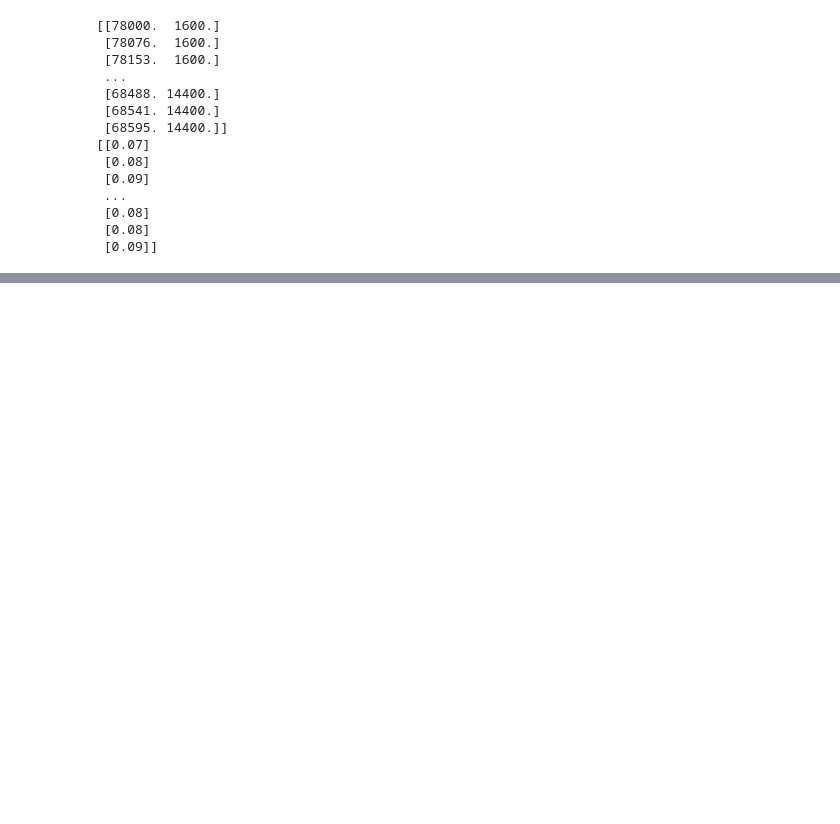
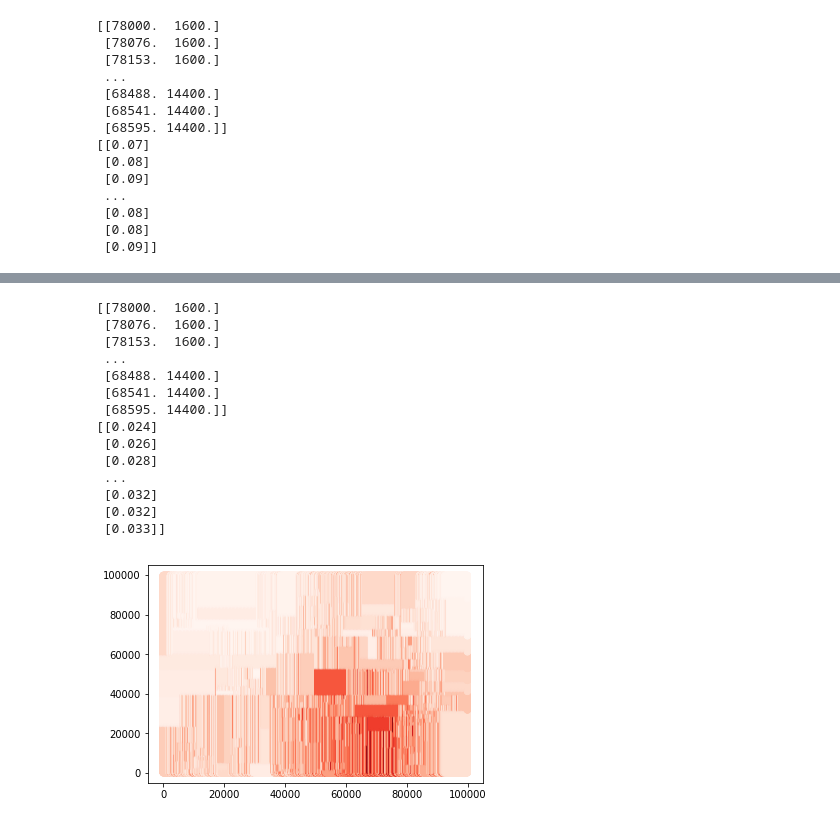
Before and after one commit to fang-helen/Final-Project-FRI, a Jupyter notebook: Final Project FRI.ipynb, the cells around one changed output, grey strips where cells are left out. Drawn from its saved outputs; the diff is of its cells as text; code cells hidden in the pictures; blank space fills up the shorter version.

```diff
--- a/Final Project FRI.ipynb
+++ b/Final Project FRI.ipynb
@@ -388,0 +440,18 @@ plt.scatter(easting,northing, c = porosity, cmap = "Reds")
+# %%
+predictor(permeability)
+# %% [output]
+[[78000.  1600.]
+ [78076.  1600.]
+ [78153.  1600.]
+ ...
+ [68488. 14400.]
+ [68541. 14400.]
+ [68595. 14400.]]
+[[0.024]
+ [0.026]
+ [0.028]
+ ...
+ [0.032]
+ [0.032]
+ [0.033]]
+[figure, added]
```
Also changed, not shown: parts of 19 cells of this notebook.
